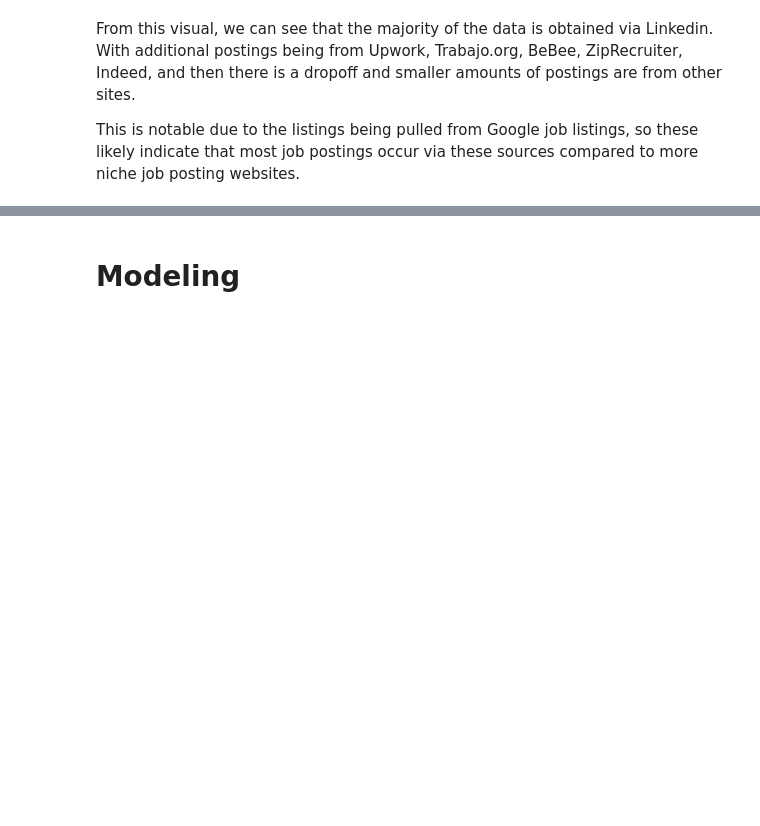
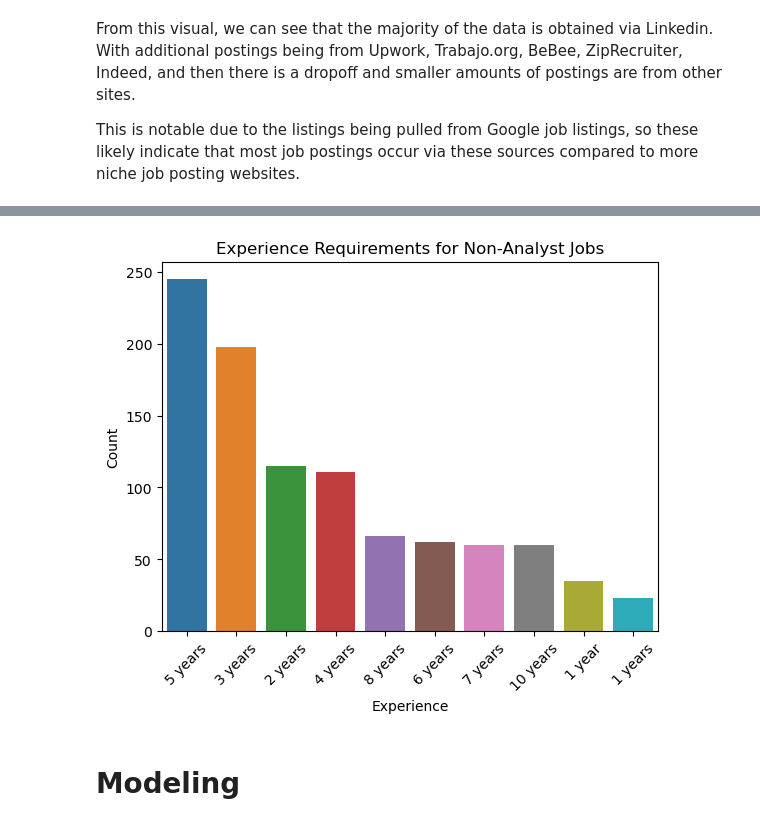
Before and after one commit to CSergiy/Data_Science_Job_Analysis, a Jupyter notebook: Notebooks/Data Science Job Analysis.ipynb, the cells around one changed output, grey strips where cells are left out. Saved outputs shown, nothing was run; the diff lists cells and outputs as text; code cells hidden in the pictures; blank space fills up the shorter version.

```diff
--- a/Notebooks/Data Science Job Analysis.ipynb
+++ b/Notebooks/Data Science Job Analysis.ipynb
@@ -402,3 +444,16 @@ This is notable due to the listings being pulled from Google job listings, so th
+# %%
+# Calculate the frequency of experience requirements for these jobs
+experience_counts_non_analyst = non_analyst_jobs['experience'].value_counts().head(10)  # Showing top 10 for clarity, adjust as needed
+
+# Visualization for Experience Requirements for Non-Analyst Jobs
+sns.barplot(x=experience_counts_non_analyst.index, y=experience_counts_non_analyst.values)
+plt.xticks(rotation=45)
+plt.title('Experience Requirements for Non-Analyst Jobs')
+plt.ylabel('Count')
+plt.xlabel('Experience')
+plt.show()
+# %% [output]
+[figure, added]
 # %% [markdown]
 # Modeling
 # %% [markdown]
```
Also changed, not shown: parts of 14 cells of this notebook.
